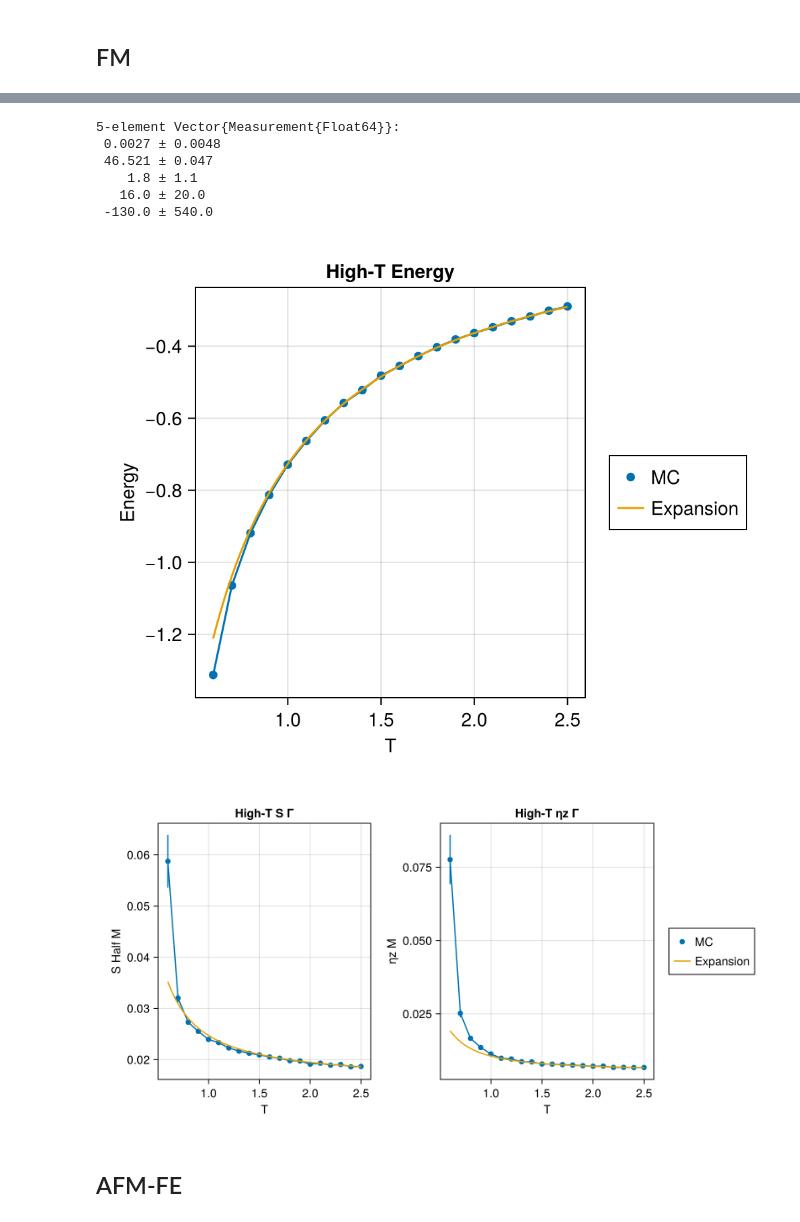
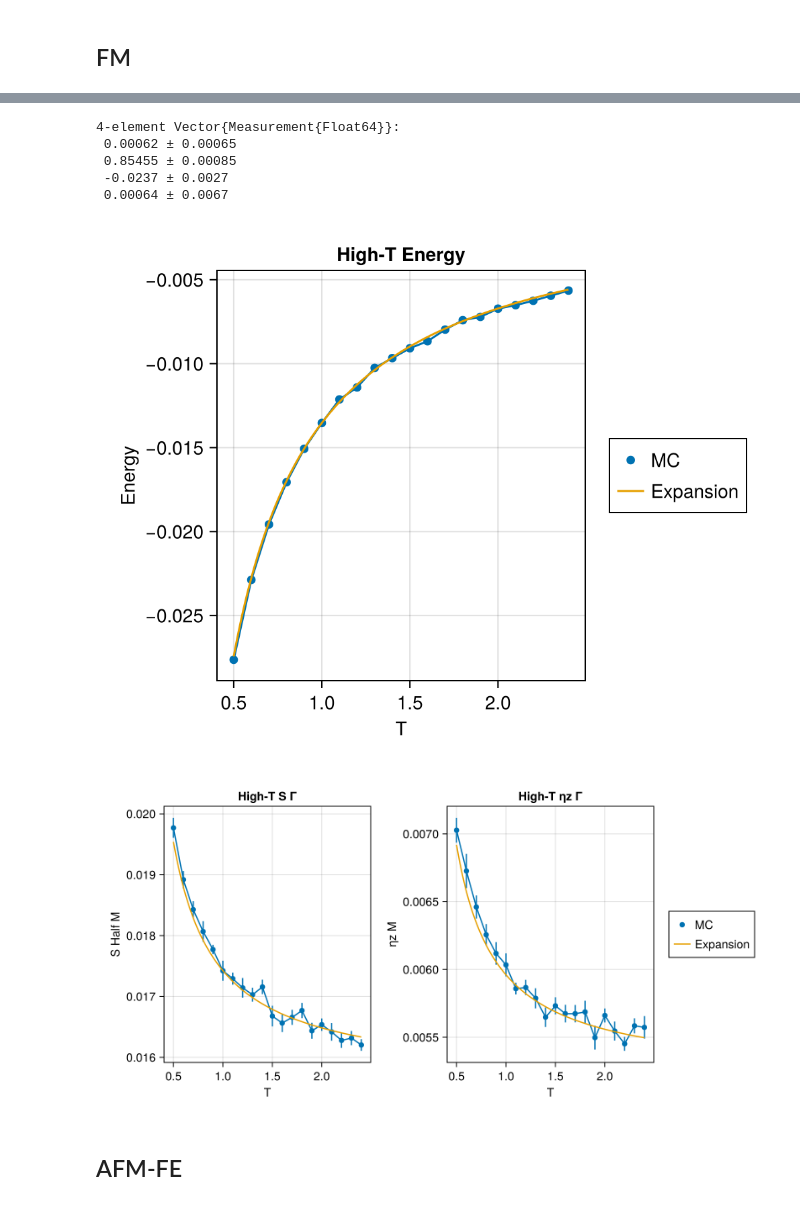
Before and after one commit to PatXue/WignerMolecule.jl, a Jupyter notebook: high-temp/plotting.ipynb, the cells around one changed output, grey strips where cells are left out. Drawn from its saved outputs; the diff is of its cells as text; code cells hidden in the pictures.

```diff
--- a/high-temp/plotting.ipynb
+++ b/high-temp/plotting.ipynb
@@ -156,37 +160,36 @@ JobResult("../jobs", "fm-high-t", 20×57 DataFrame
                                                    55 columns and 5 rows omitted)
 # %%
 all_data = load("expectations.jld2")
-[cumulant([measurement(all_data["fm/HH$i"]) for i in 0:5],i) for i in 1:5]
+[cumulant([measurement(all_data["fm/HH$i"]) for i in 0:4],i) for i in 1:4]
 # %% [output]
-5-element Vector{Measurement{Float64}}:
- 0.0027 ± 0.0048
- 46.521 ± 0.047
-    1.8 ± 1.1
-   16.0 ± 20.0
- -130.0 ± 540.0
+4-element Vector{Measurement{Float64}}:
+ 0.00062 ± 0.00065
+ 0.85455 ± 0.00085
+ -0.0237 ± 0.0027
+ 0.00064 ± 0.0067
 # %%
 fig = Figure(size=(500,400))
 fig[1,1] = ax1 = Axis(fig, title="High-T Energy", xlabel="T", ylabel="Energy")
 generate_plot!(ax1, :T, :Energy, results.data)
-lines!(ax1, 0.6..2.5, getexpansion("fm", 1))
+lines!(ax1, 0.5..2.4, getexpansion("fm", 2))
 Legend(fig[1,2], ax2)
 fig
 # %% [output]
-[figure, old version]
+[figure, new version]
 # %%
 fig = Figure(size=(800,400))
 fig[1,1] = ax1 = Axis(fig, title="High-T S Γ", xlabel="T", ylabel="S Half M")
 generate_plot!(ax1, :T, :sk_corr_Γ, results.data)
-lines!(ax1, 0.6..2.5, getexpansion("fm", 3, "s"))
+lines!(ax1, 0.5..2.4, getexpansion("fm", 3, "s"))
 fig[1,2] = ax2 = Axis(fig, title="High-T ηz Γ", xlabel="T", ylabel="ηz M")
 generate_plot!(ax2, :T, :ηk_corr_Γ, results.data, label="MC") do ηk
     real.(getindex.(ηk, 3, 3))
 end
-lines!(ax2, 0.6..2.5, getexpansion("fm", 3, "ηz"), label="Expansion")
+lines!(ax2, 0.5..2.4, getexpansion("fm", 3, "ηz"), label="Expansion")
 Legend(fig[1,3], ax2)
 fig
 # %% [output]
-[figure, old version]
+[figure, new version]
 # %% [markdown]
 ## AFM-FE
 # %%
```
Also changed, not shown: parts of 2 cells of this notebook, 1 other file.
